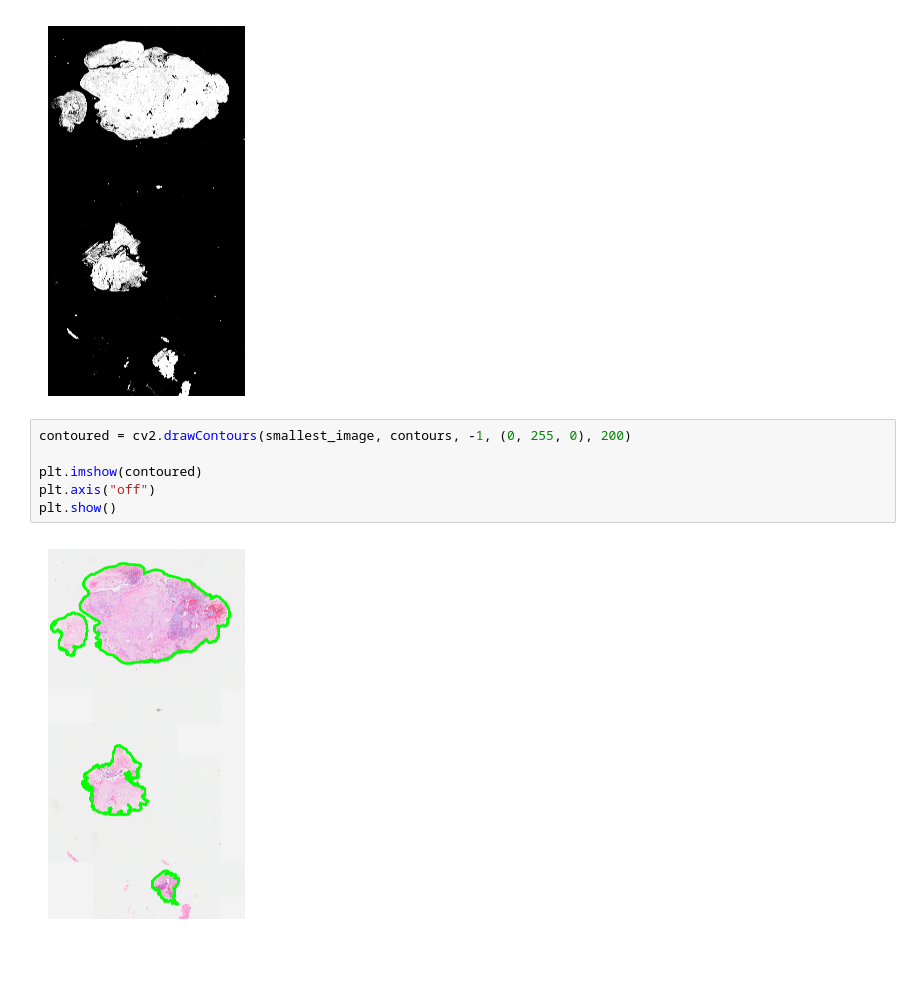
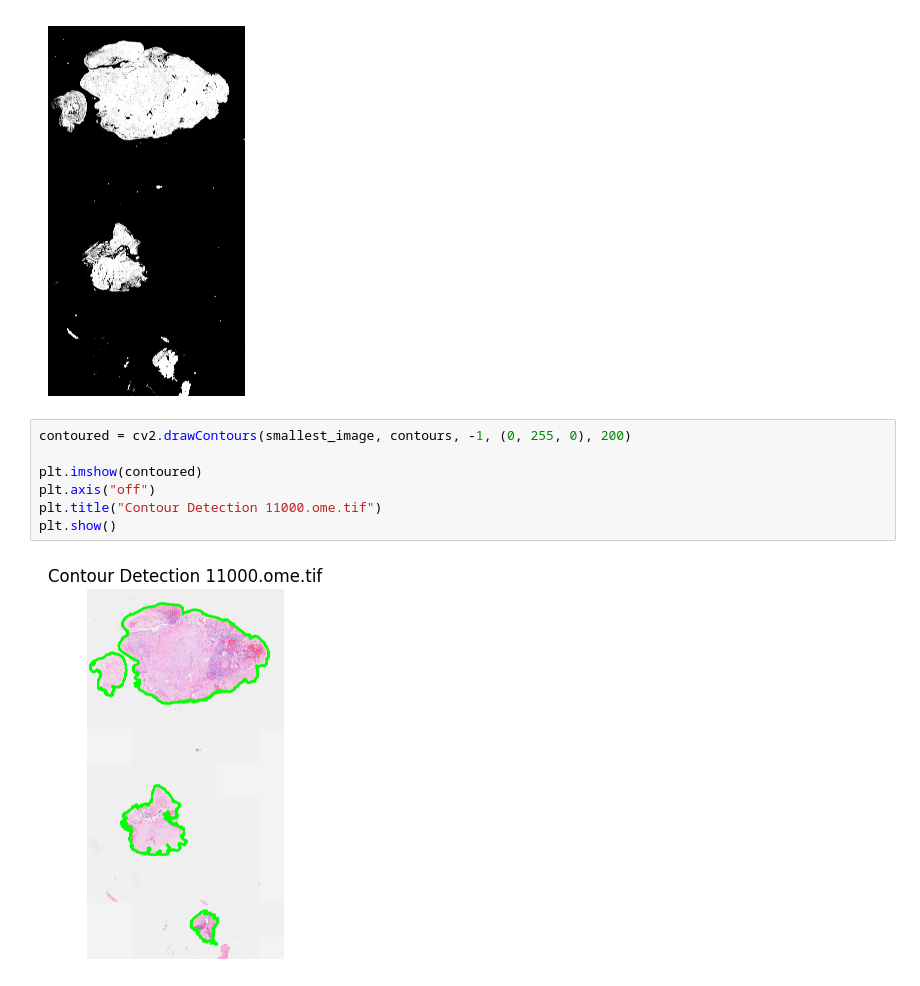
Before and after one commit to emnzn/ViT-Based-WSI-Classification, a Jupyter notebook: notebooks/subsampling.ipynb, the cells around one changed output. Saved outputs shown, nothing was run; the diff lists cells and outputs as text; blank space fills up the shorter version.

Commit message:
improved contouring

```diff
--- a/notebooks/subsampling.ipynb
+++ b/notebooks/subsampling.ipynb
@@ -52,8 +58,9 @@ plt.show()
 # %%
 contoured = cv2.drawContours(smallest_image, contours, -1, (0, 255, 0), 200)
 
 plt.imshow(contoured)
 plt.axis("off")
+plt.title("Contour Detection 11000.ome.tif")
 plt.show()
 # %% [output]
-[figure, old version]
+[figure, new version]
```
Also changed, not shown: parts of 2 cells of this notebook, 1 other file.
